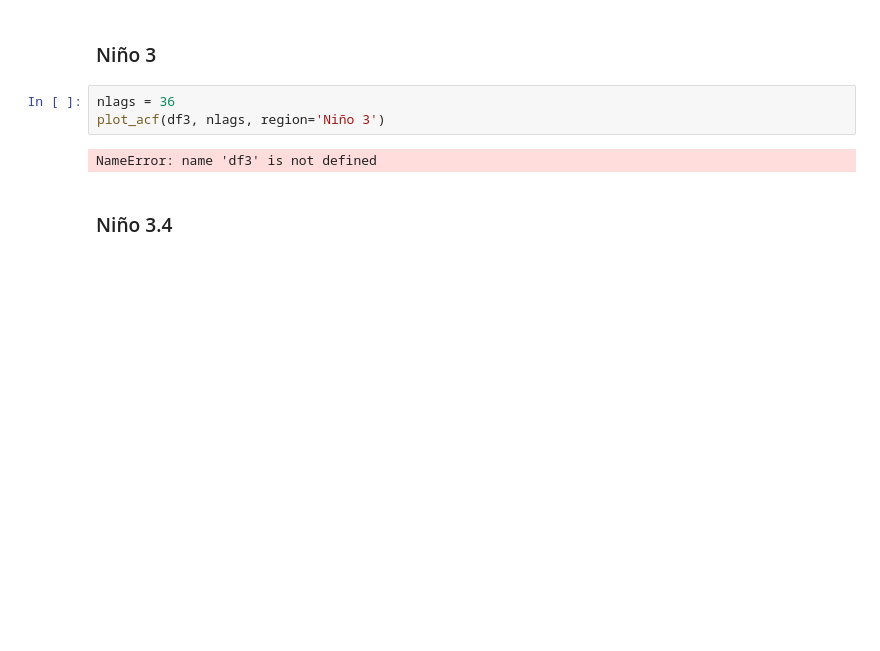
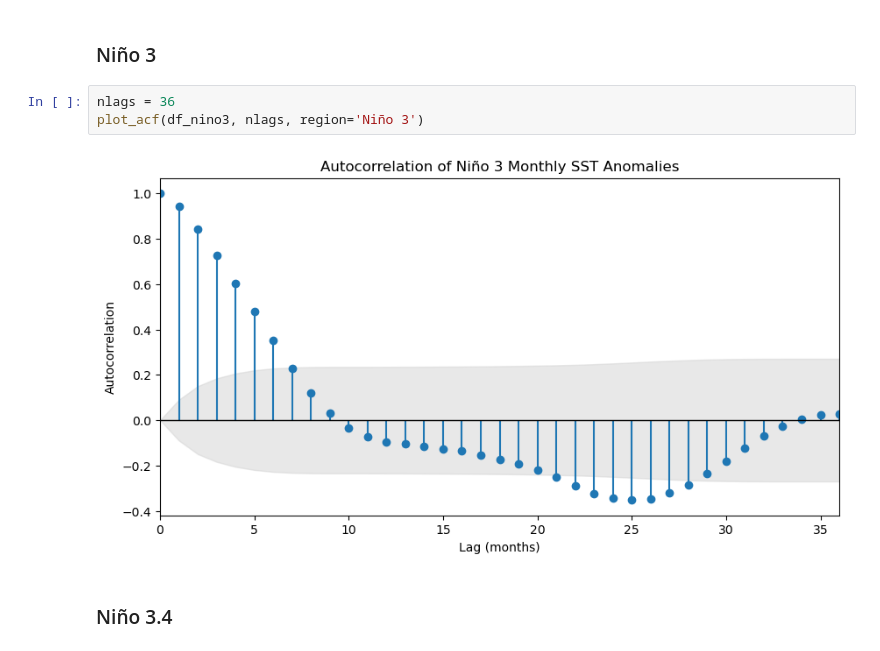
Before and after one commit to marianaolm/ML-climate, a Jupyter notebook: project_elnino.ipynb, the cells around one changed output. Drawn from its saved outputs; the diff is of its cells as text; blank space fills up the shorter version.

Commit message:
correct variable names

```diff
--- a/project_elnino.ipynb
+++ b/project_elnino.ipynb
@@ -803,9 +803,9 @@ The grey shading represents the 95% confidence interval: values outside this reg
 ### Niño 3
 # %%
 nlags = 36
-plot_acf(df3, nlags, region='Niño 3')
+plot_acf(df_nino3, nlags, region='Niño 3')
 # %% [output]
-NameError: name 'df3' is not defined
+[figure, added]
 # %% [markdown]
 ### Niño 3.4
 # %%
```
Also changed, not shown: parts of 4 cells of this notebook.
